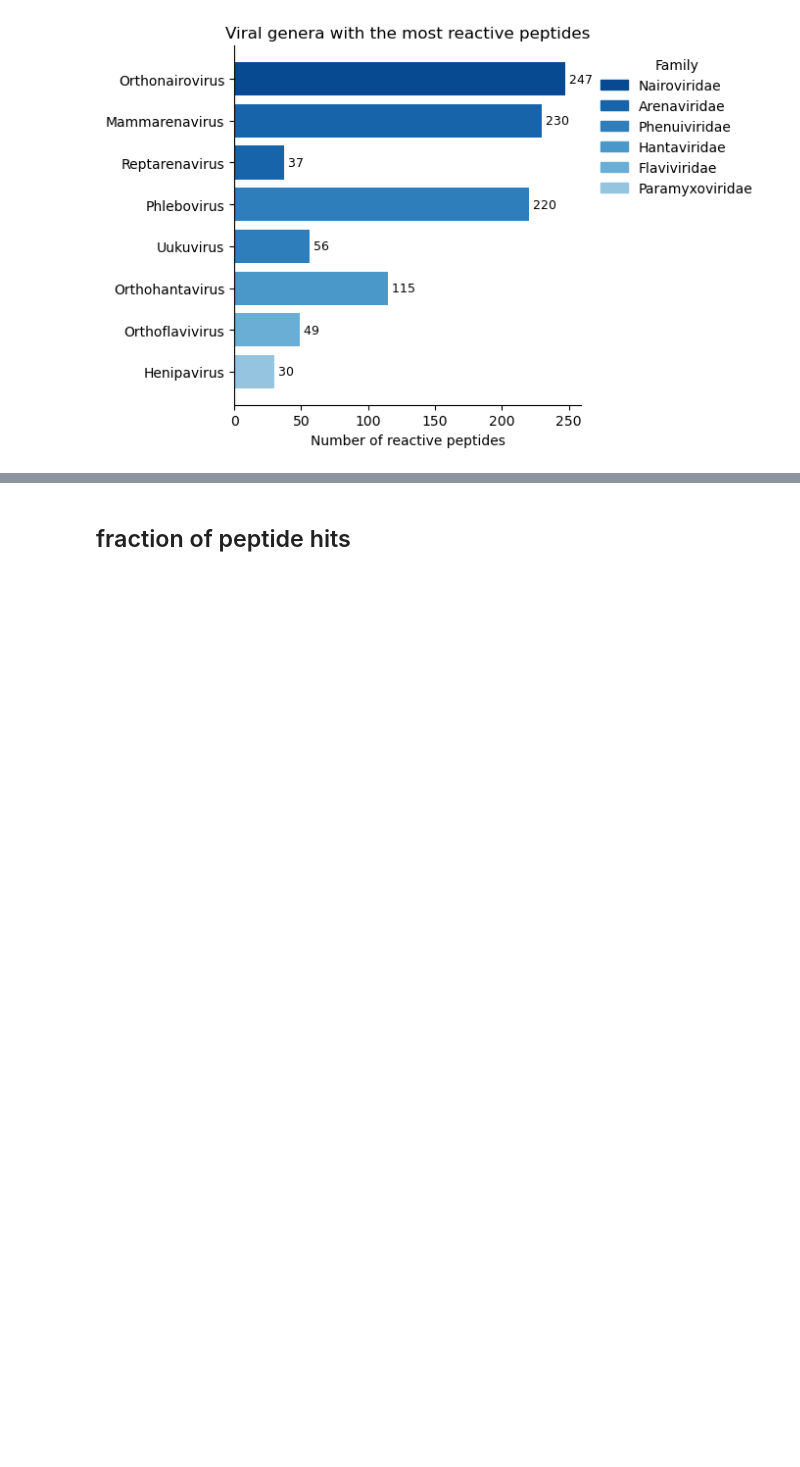
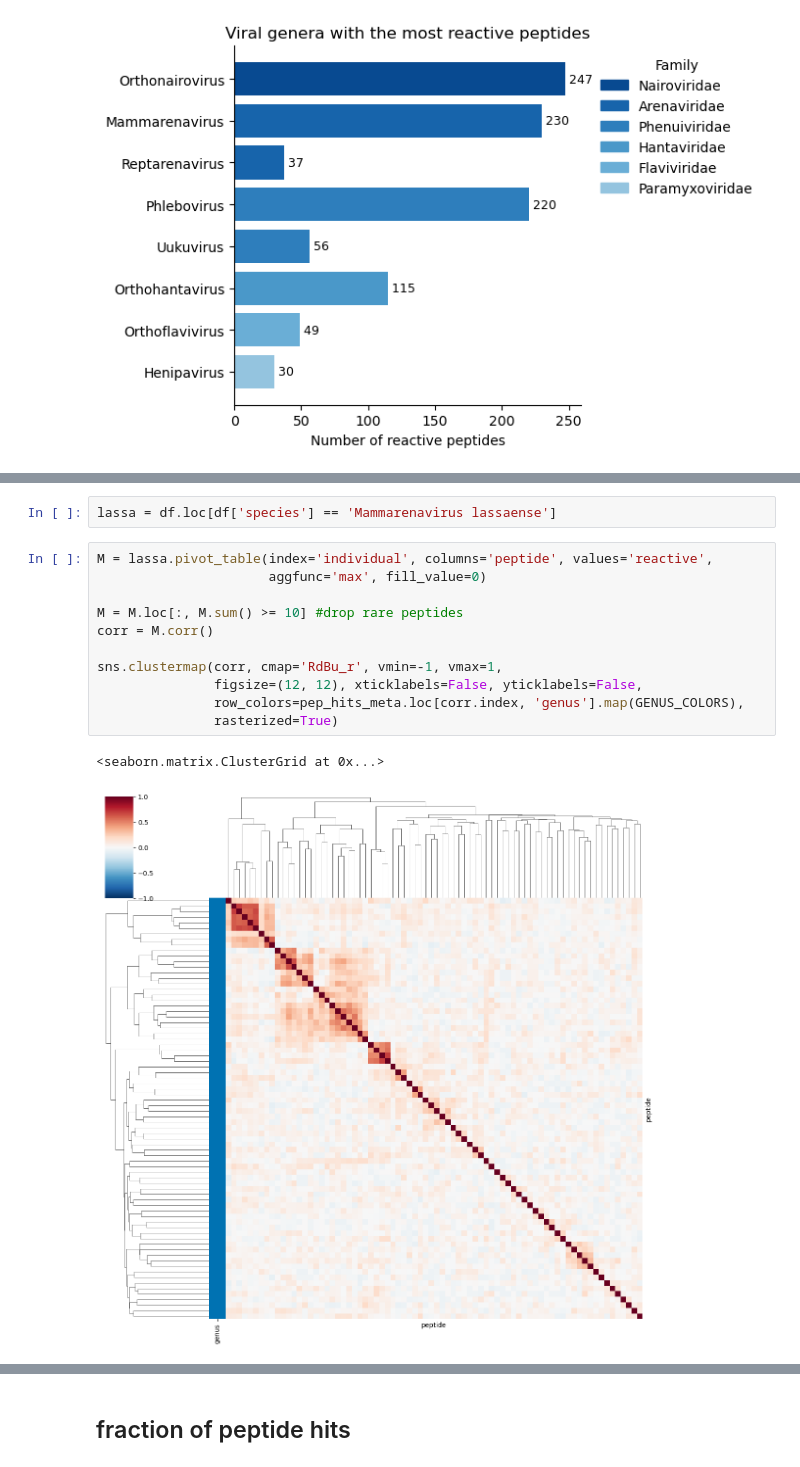
Before and after one commit to sporak577/lasv_phipseq_2026, a Jupyter notebook: peptide_hits_heatmap.ipynb, the cells around one changed output, grey strips where cells are left out. Drawn from its saved outputs; the diff is of its cells as text; blank space fills up the shorter version.

```diff
--- a/peptide_hits_heatmap.ipynb
+++ b/peptide_hits_heatmap.ipynb
@@ -804,0 +712,16 @@ hits
+# %%
+lassa = df.loc[df['species'] == 'Mammarenavirus lassaense']
+# %%
+M = lassa.pivot_table(index='individual', columns='peptide', values='reactive',
+                      aggfunc='max', fill_value=0)
+
+M = M.loc[:, M.sum() >= 10] #drop rare peptides
+corr = M.corr()
+
+sns.clustermap(corr, cmap='RdBu_r', vmin=-1, vmax=1,
+               figsize=(12, 12), xticklabels=False, yticklabels=False,
+               row_colors=pep_hits_meta.loc[corr.index, 'genus'].map(GENUS_COLORS),
+               rasterized=True)
+# %% [output]
+<seaborn.matrix.ClusterGrid at 0x...>
+[figure, added]
```
Also changed, not shown: parts of 10 cells of this notebook, 8 other files.
